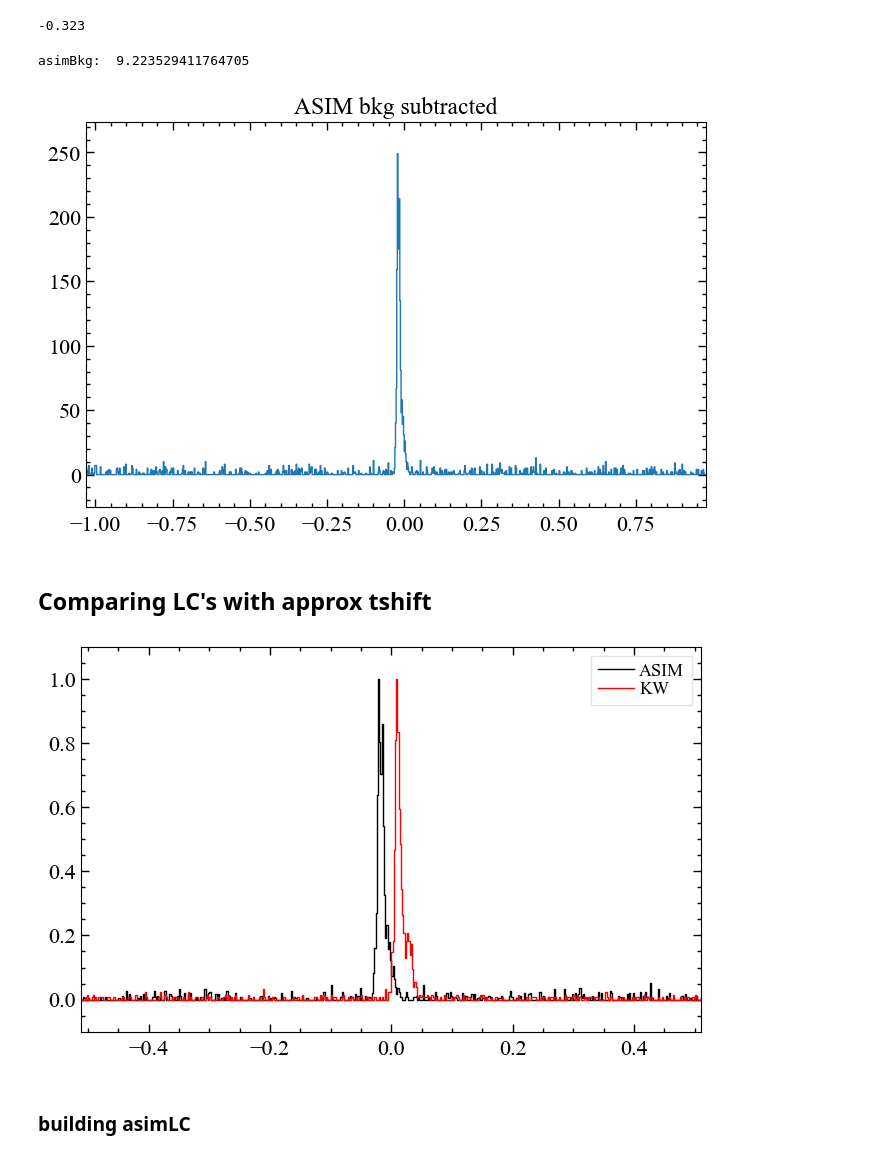
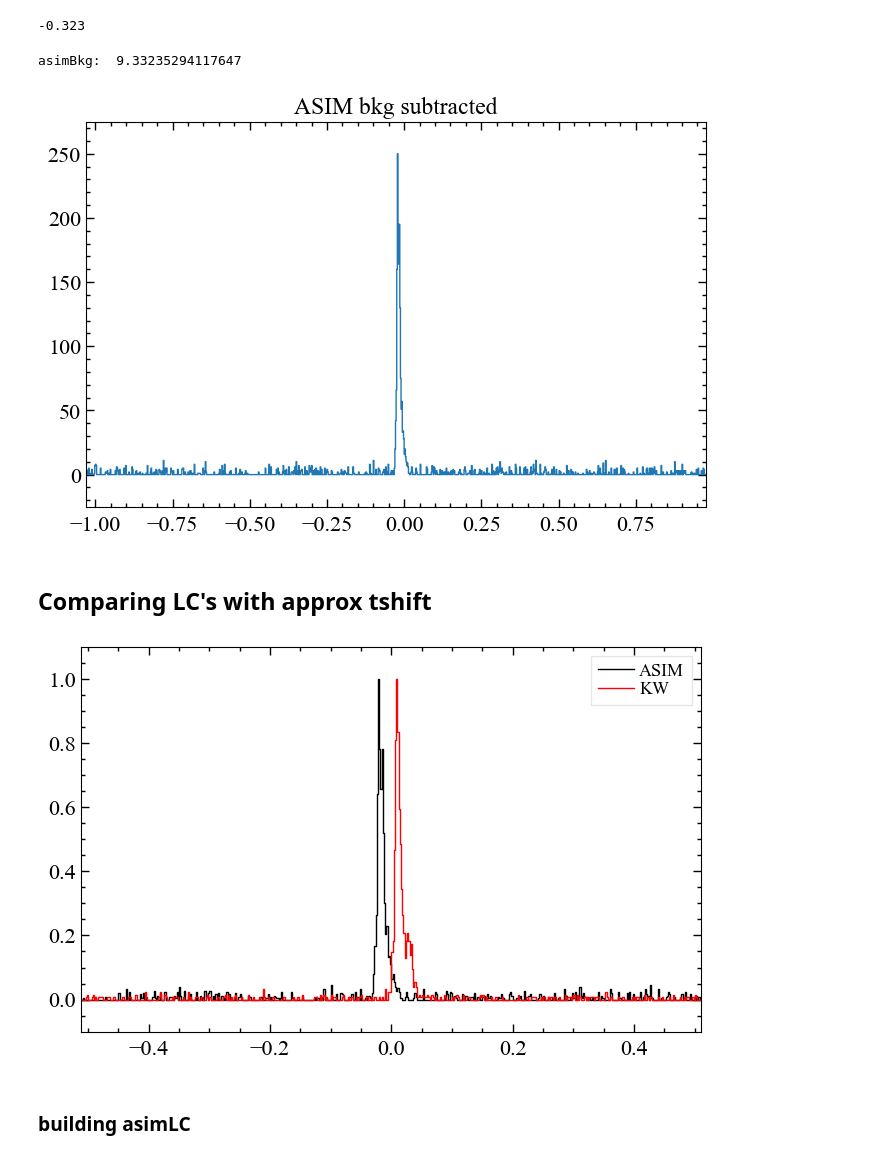
Before and after one commit to AndreasRamsli/GRB, a Jupyter notebook: xspec/ASIM/GRB190206_new.ipynb, the cells around one changed output. Drawn from its saved outputs; the diff is of its cells as text; code cells hidden in the pictures.

```diff
--- a/xspec/ASIM/GRB190206_new.ipynb
+++ b/xspec/ASIM/GRB190206_new.ipynb
@@ -95,37 +107,37 @@ kevArr = ASIM_df["keV"].to_numpy(dtype=np.float32)
 tus = ASIM_df["tus"].to_numpy(dtype=np.float64)/1e6 #converting to seconds
 indexInBound = []
 for i,kev in enumerate(kevArr):
-    if 360<=kev<=1360:
+    if 399<=kev<=1633: #399-1633
         indexInBound.append(i)
 kevArr = kevArr[indexInBound]
 tus = tus[indexInBound]
 tus += laggApprox
 #asim_binsOrg = np.round(np.arange(-1.5,2,binsize,dtype=np.float32),3)
 asim_binsOrg = np.round(np.arange(min(tus),max(tus)+binsize,binsize),3)
 hist = np.histogram(tus,bins=asim_binsOrg)
 asimCounts,asimEdges = hist[0],hist[1]
 
 iAsimBkgStart = find_nearest(asimEdges,min(asimEdges)+0.1)
 iAsimBkgEnd = find_nearest(asimEdges,-0.25)
 asimBkg = sum(asimCounts[iAsimBkgStart:iAsimBkgEnd])/len(asimCounts[iAsimBkgStart:iAsimBkgEnd])
 print("asimBkg: ",asimBkg)
 for i,count in enumerate(asimCounts):
     if count-asimBkg <= 0:
         asimCounts[i] = 0
     else:
         asimCounts[i] -= asimBkg
 
 plt.step(x=asimEdges[:-1],y=asimCounts,where="post")
 plt.title("ASIM bkg subtracted")
 plt.show()
 
 
 #df = pd.DataFrame(data={"Ti":np.round(asimEdges[:-1],3), "Tf":np.round(asimEdges[1:],3), "Counts":np.round(asimCounts,2)})
 #np.savetxt(fname="asimLC_tshift_-0.531s",X=df,fmt=["%.3f","%.3f","%.2f"],header="Ti,Tf,Counts",delimiter=",")
 #asimLC = LC(time=np.round(asimEdges[:-1],3)+binsize/2, counts=asimCounts, skip_checks=True,dt=binsize)
 # %% [output]
-asimBkg:  9.223529411764705
+asimBkg:  9.33235294117647
-[figure, old version]
+[figure, new version]
 # %% [markdown]
 ## Comparing LC's with approx tshift
 # %%
@@ -139,7 +151,7 @@ plt.legend()
 plt.show()
 #Good tlaggApprox, but ASIM needs to be shifted in + direction ~+0.03s
 # %% [output]
-[figure, old version]
+[figure, new version]
 # %% [markdown]
 ### building asimLC
 # %%
```
Also changed, not shown: parts of 25 cells of this notebook, 2 other files.
